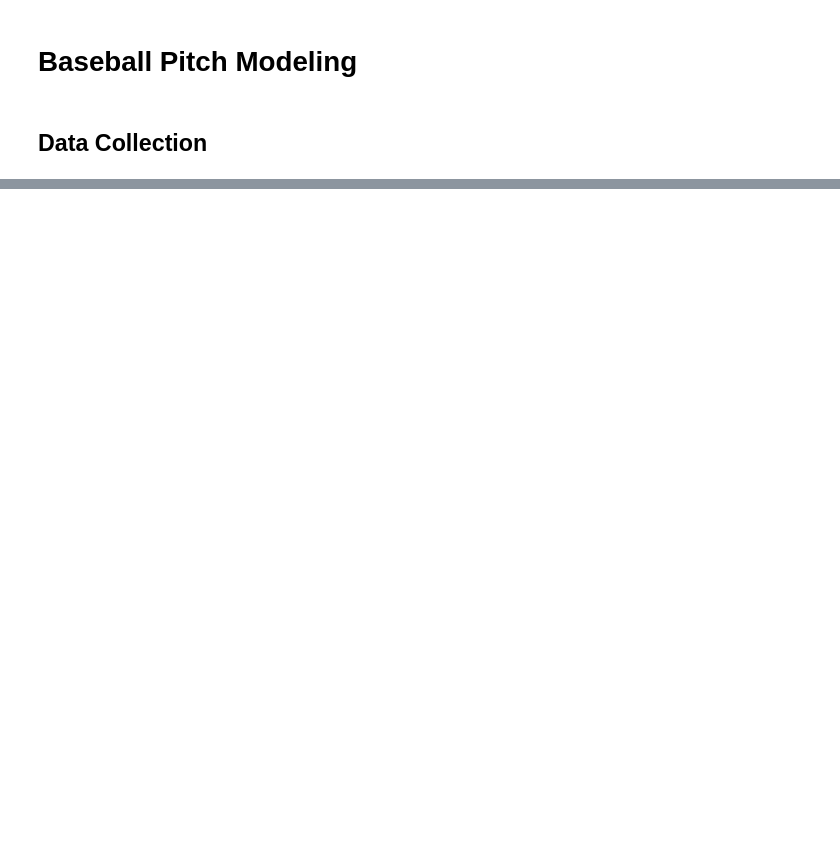
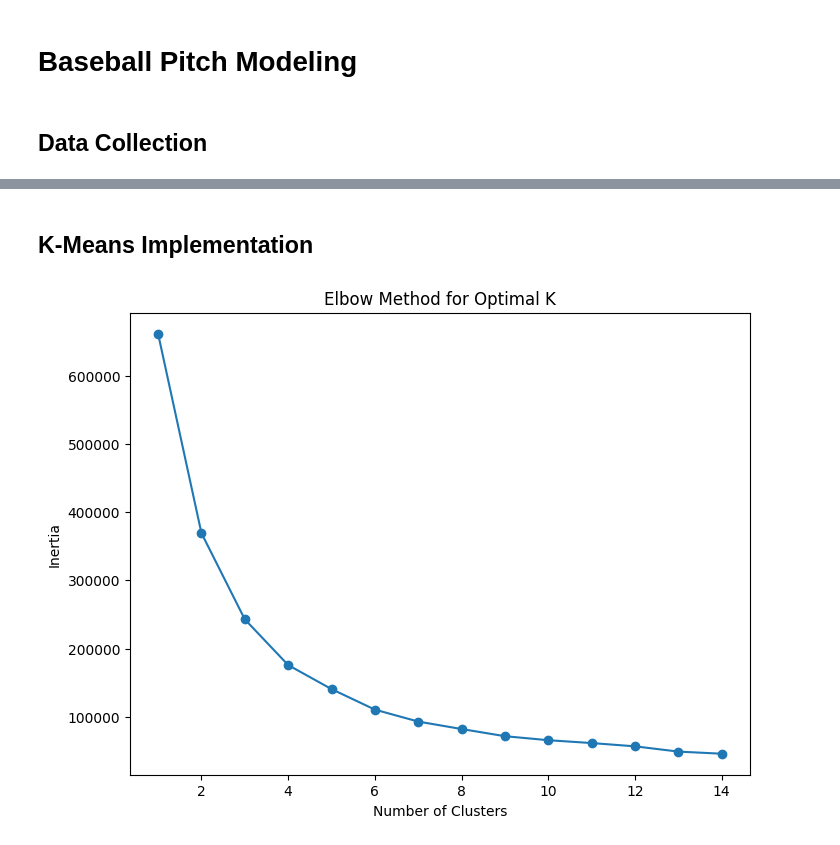
Before and after one commit to jasonli04/mlb-pitch-clustering-analytics, a Jupyter notebook: modeling.ipynb, the cells around one changed output, grey strips where cells are left out. Drawn from its saved outputs; the diff is of its cells as text; code cells hidden in the pictures; blank space fills up the shorter version.

Commit message:
trialing kmeans pitch classification for 2025

```diff
--- a/modeling.ipynb
+++ b/modeling.ipynb
@@ -13,6 +18,12 @@ selected_columns = [
     'description', 'pfx_x', 'pfx_z', 'effective_speed', 'release_extension', 'release_spin_rate',
     'estimated_woba_using_speedangle'
 ]
+
+required_numbers = [
+    'game_date', 'player_name', 'release_speed', 'release_pos_x', 'release_pos_z', 'pitcher',
+    'description', 'pfx_x', 'pfx_z', 'effective_speed', 'release_extension', 'release_spin_rate',
+]
+
 
 dates = {
     2015: ["2015-04-05", "2015-10-04"],
@@ -28,4 +39,5 @@ dates = {
 }
 
 pybaseball.cache.enable()
+raw_data = {}
 # %%
@@ -112,0 +213,13 @@ KeyError: 'game_type'
+# %%
+df = statcast(start_dt="2025-03-18", end_dt=str(date.today()))[selected_columns + ['game_type']]
+
+df = df[df['game_type'] == 'R']
+df = df.drop(columns='game_type')
+df_cleaned = df.dropna(subset=required_numbers)
+
+## turn movement into inches
+df_cleaned['pfx_x'] = df_cleaned['pfx_x'] * 12
+df_cleaned['pfx_z'] = df_cleaned['pfx_z'] * 12
+
+raw_data[2025] = df_cleaned
+print(raw_data[2025].head())
@@ -112,0 +258,26 @@ KeyError: 'game_type'
+# %% [markdown]
+## K-Means Implementation
+# %%
+classification_cols = [
+    "pfx_x",
+    "pfx_z"
+]
+# %%
+inertia = []
+movement_data = raw_data[2025][classification_cols]
+scaler = StandardScaler()
+features_scaled = scaler.fit_transform(movement_data)
+
+for k in range(1, 15):
+    kmeans = KMeans(n_clusters=k, random_state=42)
+    kmeans.fit(features_scaled)
+    inertia.append(kmeans.inertia_)
+
+plt.figure(figsize=(8, 6))
+plt.plot(range(1, 15), inertia, marker='o')
+plt.title('Elbow Method for Optimal K')
+plt.xlabel('Number of Clusters')
+plt.ylabel('Inertia')
+plt.show()
+# %% [output]
+[figure, added]
```
Also changed, not shown: parts of 8 cells of this notebook.
